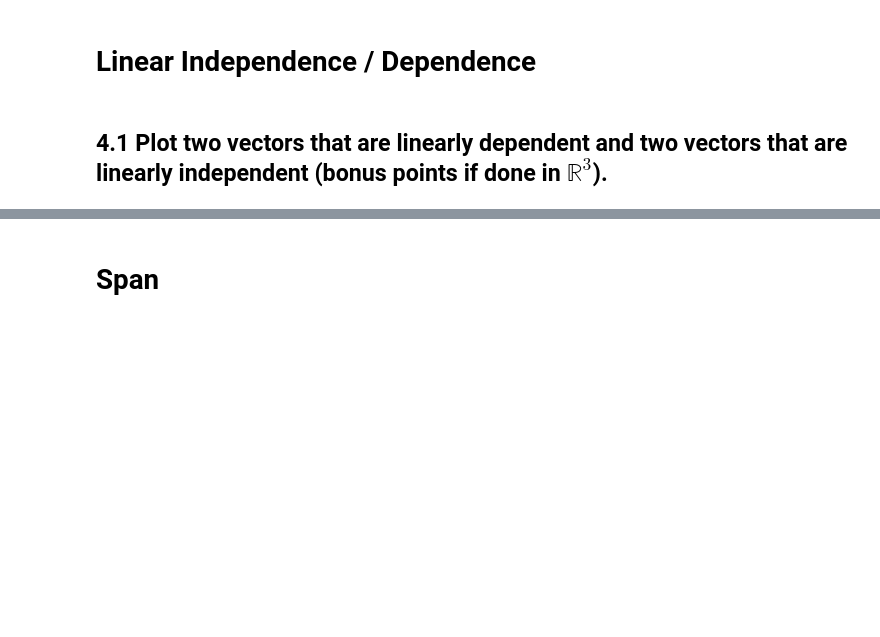
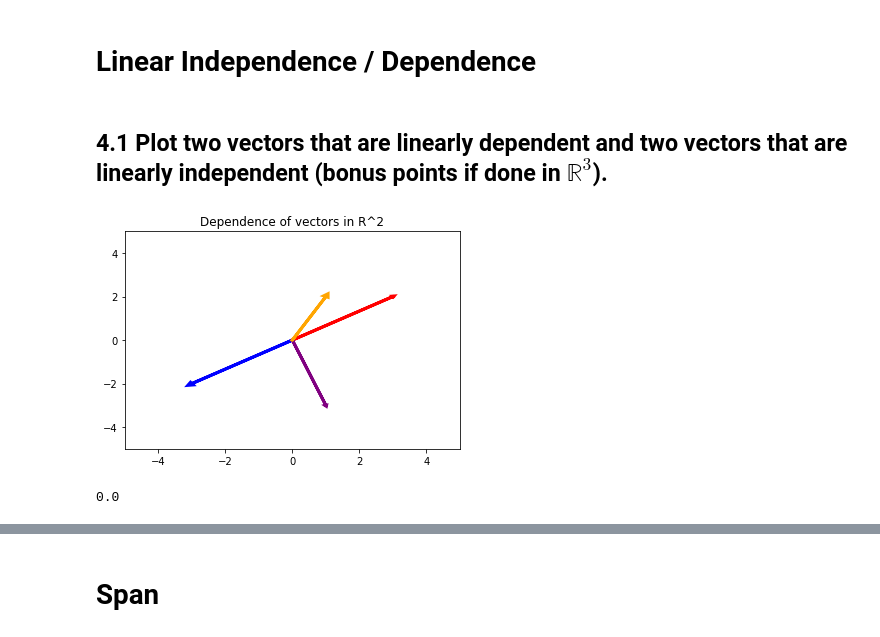
Before and after one commit to bloominstituteoftechnology/DS-Unit-1-Sprint-4-Linear-Algebra, a Jupyter notebook: module2-intermediate-linear-algebra/Intermediate_Linear_Algebra_Assignment.ipynb, the cells around one changed output, grey strips where cells are left out. Saved outputs shown, nothing was run; the diff lists cells and outputs as text; code cells hidden in the pictures; blank space fills up the shorter version.

Commit message:
Darek : Intermediate Novice Attempt at Linear Algebra

```diff
--- a/module2-intermediate-linear-algebra/Intermediate_Linear_Algebra_Assignment.ipynb
+++ b/module2-intermediate-linear-algebra/Intermediate_Linear_Algebra_Assignment.ipynb
@@ -56,3 +342,33 @@ f = \begin{bmatrix} 4 & 12 & 11 & 9 & 2 \end{bmatrix}
 # Linear Independence / Dependence
 # %% [markdown]
 ## 4.1 Plot two vectors that are linearly dependent and two vectors that are linearly independent (bonus points if done in $\mathbb{R}^3$).
+# %%
+# Dependent Linear determinate is zero
+this_hat = [3,2]
+that_hat = [-3,-2]
+#Linear Independent determinate is non zero
+theother_hat = [1,-3]
+thing_hat = [1,2]
+
+
+plt.xlim(-5,5)
+plt.ylim(-5,5)
+
+# PLot Vectors
+plt.arrow(0, 0, *this_hat, linewidth=3, head_width=.05, head_length=0.05, color ='red')
+plt.arrow(0, 0, *that_hat, linewidth=3, head_width=.15, head_length=0.15, color ='blue')
+plt.arrow(0, 0, *theother_hat, linewidth=3, head_width=.05, head_length=0.05, color ='purple')
+plt.arrow(0, 0, *thing_hat, linewidth=3, head_width=.15, head_length=0.15, color ='orange')
+plt.title("Dependence of vectors in R^2")
+plt.show();
+# %% [output]
+[figure, added]
+# %%
+Vzy = np.array([
+    [0,0,0],
+    [-1,0,-1],
+    [1,0,1]
+])
+np.linalg.det(Vzy)
+# %% [output]
+0.0
```
Also changed, not shown: parts of 45 cells of this notebook.
